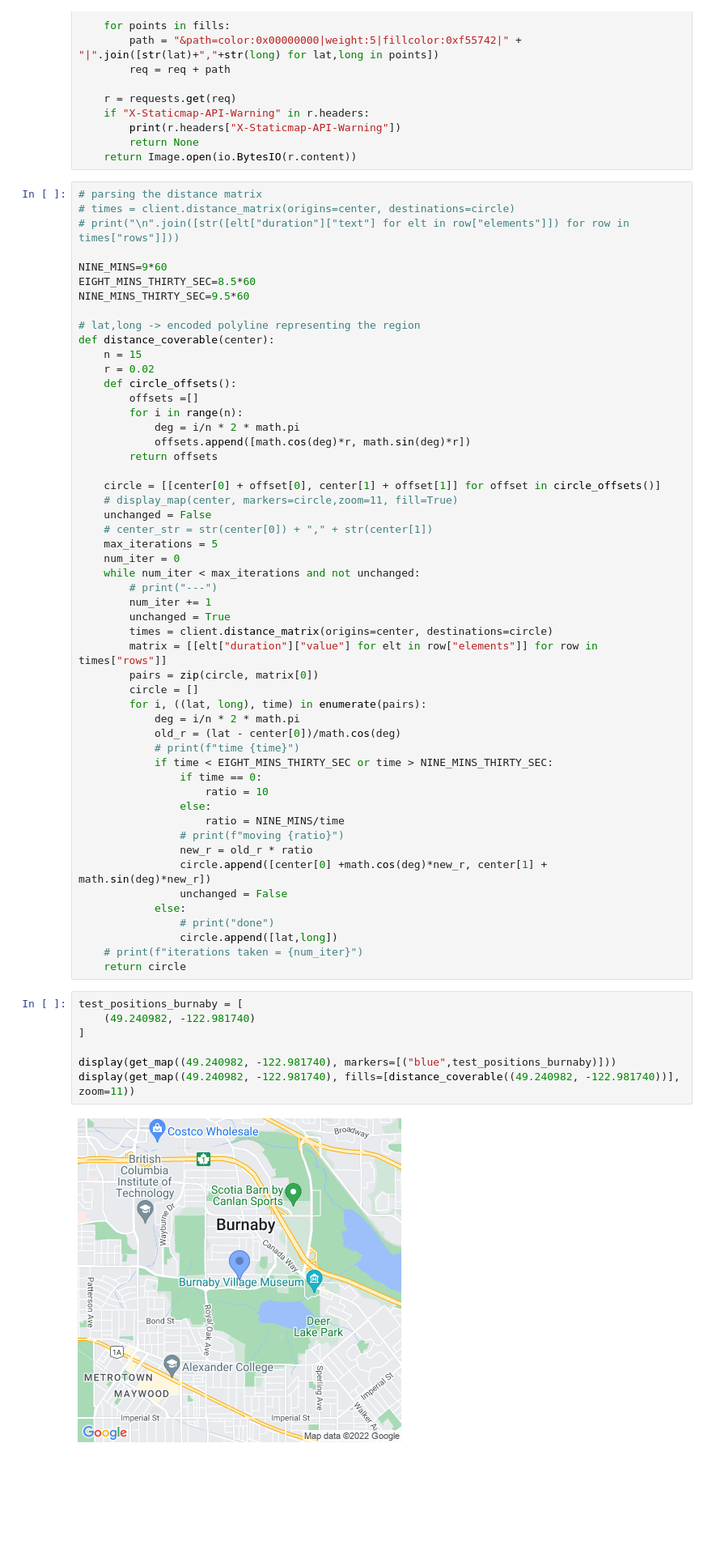
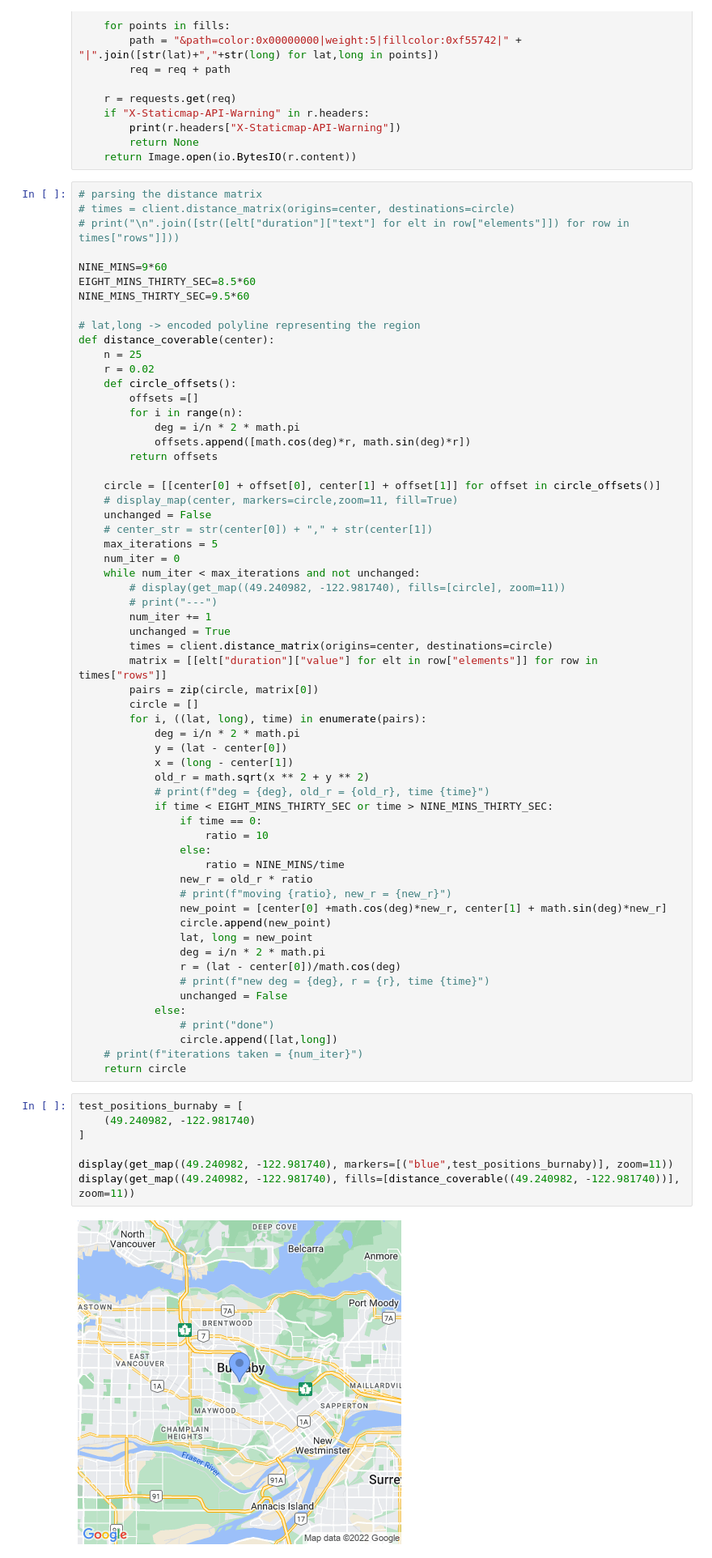
Before and after one commit to rctcwyvrn/math441-project, a Jupyter notebook: basic_model.ipynb, the cells around one changed output. Shown at 81% size. Cells and saved outputs as stored; diff of their text form; blank space fills up the shorter version.

Commit message:
Add basic equidistant points + other stuff
- fix bug in coverage
- make matrix formation work with the ratelimits

```diff
--- a/basic_model.ipynb
+++ b/basic_model.ipynb
@@ -60,7 +61,7 @@ NINE_MINS_THIRTY_SEC=9.5*60
 
 # lat,long -> encoded polyline representing the region
 def distance_coverable(center):
-    n = 15
+    n = 25
     r = 0.02
     def circle_offsets():
         offsets =[]
@@ -76,6 +77,7 @@ def distance_coverable(center):
     max_iterations = 5
     num_iter = 0
     while num_iter < max_iterations and not unchanged:
+        # display(get_map((49.240982, -122.981740), fills=[circle], zoom=11))
         # print("---")
         num_iter += 1
         unchanged = True
@@ -85,16 +87,23 @@ def distance_coverable(center):
         circle = []
         for i, ((lat, long), time) in enumerate(pairs):
             deg = i/n * 2 * math.pi
-            old_r = (lat - center[0])/math.cos(deg)
-            # print(f"time {time}")
+            y = (lat - center[0])
+            x = (long - center[1])
+            old_r = math.sqrt(x ** 2 + y ** 2)
+            # print(f"deg = {deg}, old_r = {old_r}, time {time}")
             if time < EIGHT_MINS_THIRTY_SEC or time > NINE_MINS_THIRTY_SEC:
                 if time == 0:
                     ratio = 10
                 else:
                     ratio = NINE_MINS/time
-                # print(f"moving {ratio}")
                 new_r = old_r * ratio
-                circle.append([center[0] +math.cos(deg)*new_r, center[1] + math.sin(deg)*new_r])
+                # print(f"moving {ratio}, new_r = {new_r}")
+                new_point = [center[0] +math.cos(deg)*new_r, center[1] + math.sin(deg)*new_r]
+                circle.append(new_point)
+                lat, long = new_point
+                deg = i/n * 2 * math.pi
+                r = (lat - center[0])/math.cos(deg)
+                # print(f"new deg = {deg}, r = {r}, time {time}")
                 unchanged = False
             else:
                 # print("done")
@@ -104,9 +113,9 @@ def distance_coverable(center):
 # %%
 test_positions_burnaby = [
     (49.240982, -122.981740)
 ]
 
-display(get_map((49.240982, -122.981740), markers=[("blue",test_positions_burnaby)]))
+display(get_map((49.240982, -122.981740), markers=[("blue",test_positions_burnaby)], zoom=11))
 display(get_map((49.240982, -122.981740), fills=[distance_coverable((49.240982, -122.981740))], zoom=11))
 # %% [output]
-[figure, old version]
+[figure, new version]
```
Also changed, not shown: parts of 15 cells of this notebook.
